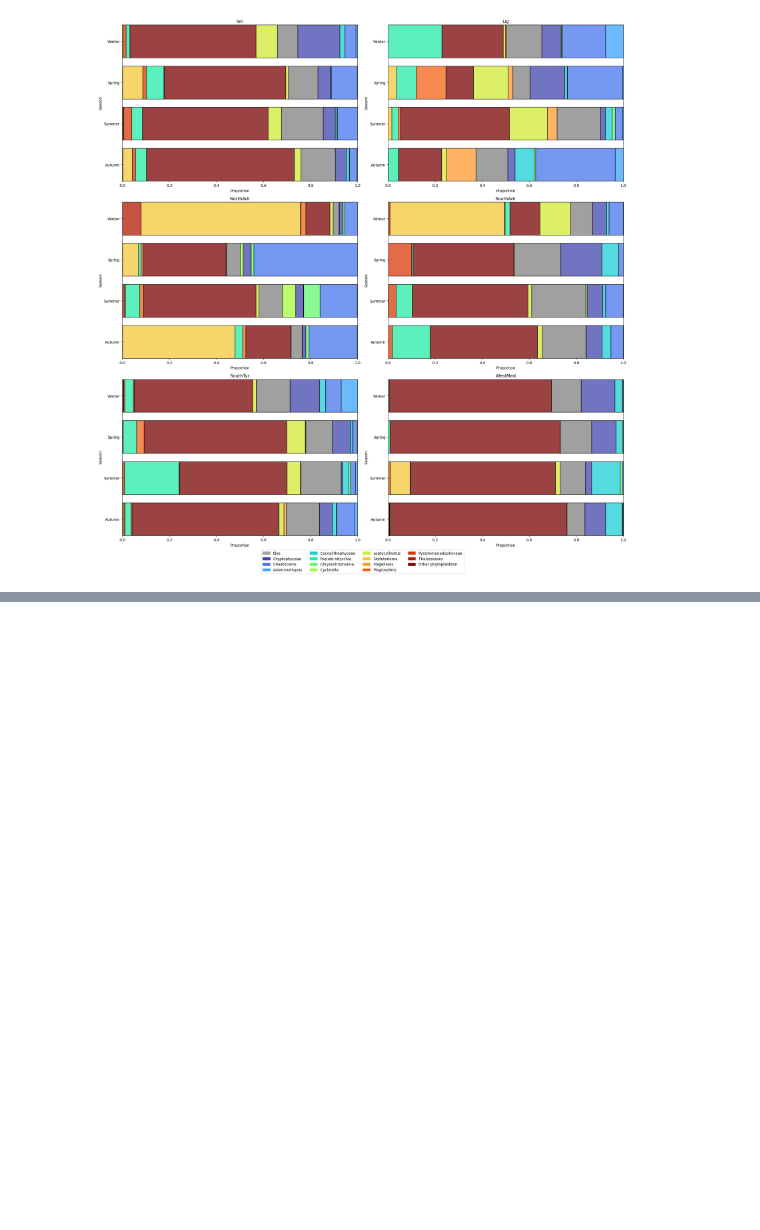
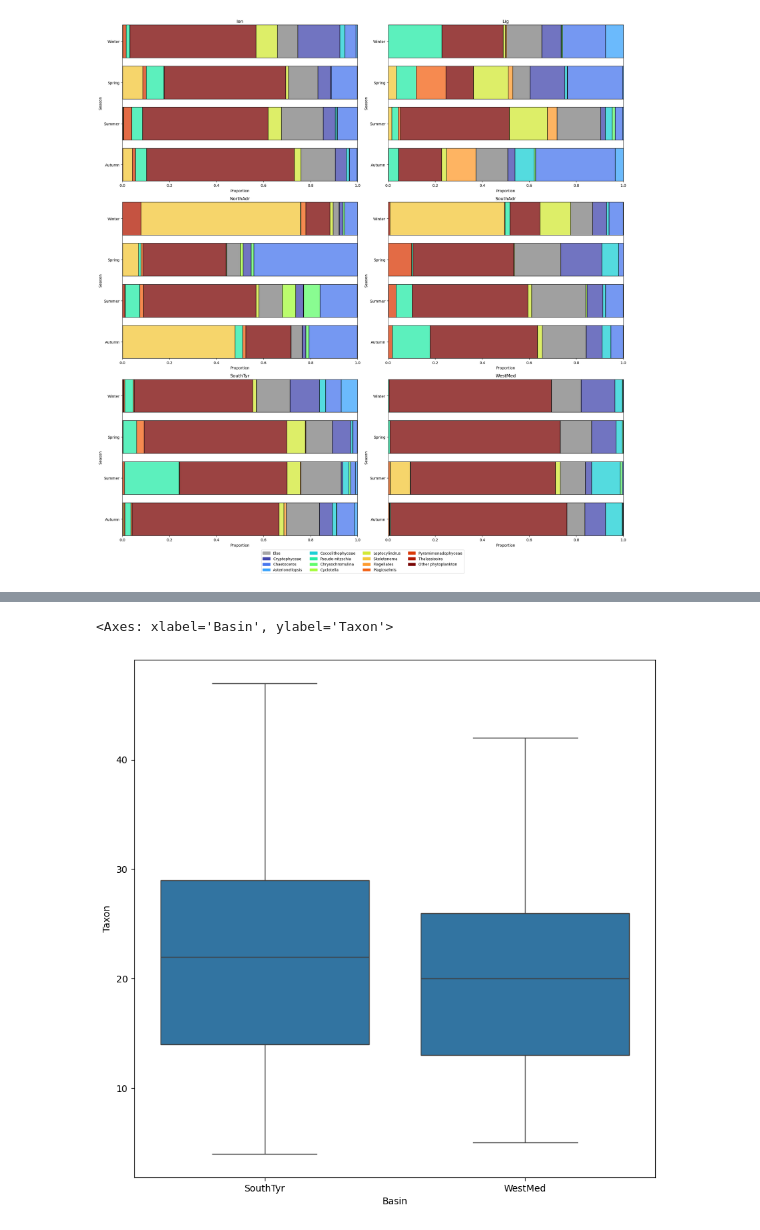
Before and after one commit to Alberto-Ghedin/ISPRA_20152017_Analysis, a Jupyter notebook: Description/My_descr.ipynb, the cells around one changed output, grey strips where cells are left out. Cells and saved outputs as stored; diff of their text form; code cells hidden in the pictures; blank space fills up the shorter version.

```diff
--- a/Description/My_descr.ipynb
+++ b/Description/My_descr.ipynb
@@ -228,0 +278,16 @@ plt.tight_layout()
+# %%
+fig, ax = plt.subplots(figsize=(10, 10))
+sns.boxplot(
+phyto_abund_simplified.query("Region == 'SAR' and Det_level == 'Species'").groupby(["Date", "id"]).agg(
+    {
+        "Taxon" : "count",
+        "Basin" : "first"
+    }),
+    x = "Basin",
+    y = "Taxon",
+    ax = ax
+)
+#ax.set_yscale("log")
+# %% [output]
+<Axes: xlabel='Basin', ylabel='Taxon'>
+[figure, added]
```
Also changed, not shown: parts of 9 cells of this notebook, 1 other file.
